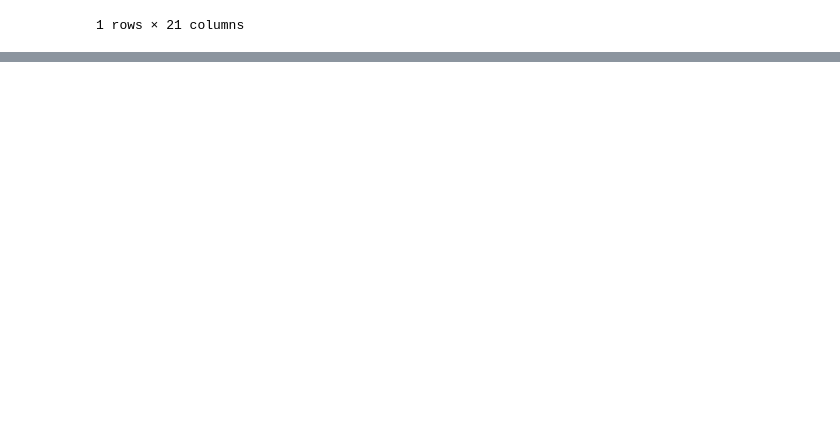
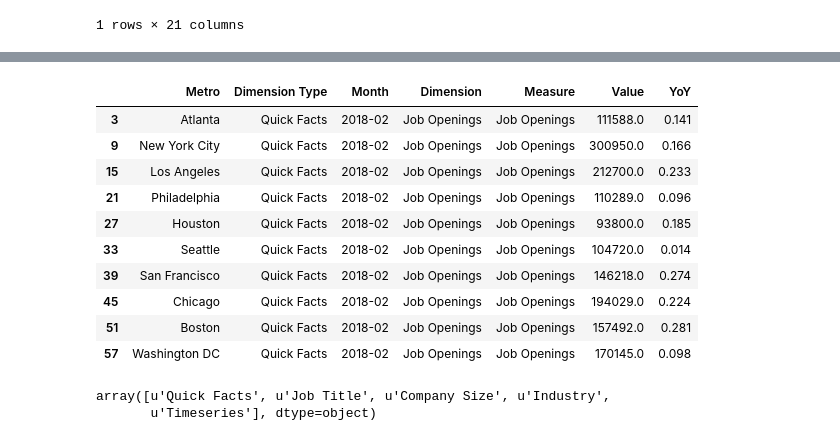
Before and after one commit to Elvinh/cs122_final_project, a Jupyter notebook: college_major_analysis.ipynb, the cells around one changed output, grey strips where cells are left out. Drawn from its saved outputs; the diff is of its cells as text; code cells hidden in the pictures; blank space fills up the shorter version.

```diff
--- a/college_major_analysis.ipynb
+++ b/college_major_analysis.ipynb
@@ -147,0 +175,19 @@ recent_grads_df.sort_values('Unemployment_rate')
+# %%
+df.loc[df['Dimension'] == 'Job Openings']
+# %% [output]
+|  | Metro | Dimension Type | Month | Dimension | Measure | Value | YoY |
+| 3 | Atlanta | Quick Facts | 2018-02 | Job Openings | Job Openings | 111588.0 | 0.141 |
+| 9 | New York City | Quick Facts | 2018-02 | Job Openings | Job Openings | 300950.0 | 0.166 |
+| 15 | Los Angeles | Quick Facts | 2018-02 | Job Openings | Job Openings | 212700.0 | 0.233 |
+| 21 | Philadelphia | Quick Facts | 2018-02 | Job Openings | Job Openings | 110289.0 | 0.096 |
+| 27 | Houston | Quick Facts | 2018-02 | Job Openings | Job Openings | 93800.0 | 0.185 |
+| 33 | Seattle | Quick Facts | 2018-02 | Job Openings | Job Openings | 104720.0 | 0.014 |
+| 39 | San Francisco | Quick Facts | 2018-02 | Job Openings | Job Openings | 146218.0 | 0.274 |
+| 45 | Chicago | Quick Facts | 2018-02 | Job Openings | Job Openings | 194029.0 | 0.224 |
+| 51 | Boston | Quick Facts | 2018-02 | Job Openings | Job Openings | 157492.0 | 0.281 |
+| 57 | Washington DC | Quick Facts | 2018-02 | Job Openings | Job Openings | 170145.0 | 0.098 |
+# %%
+df['Dimension Type'].unique()
+# %% [output]
+array([u'Quick Facts', u'Job Title', u'Company Size', u'Industry',
+       u'Timeseries'], dtype=object)
```
Also changed, not shown: parts of 8 cells of this notebook, 1 other file.
